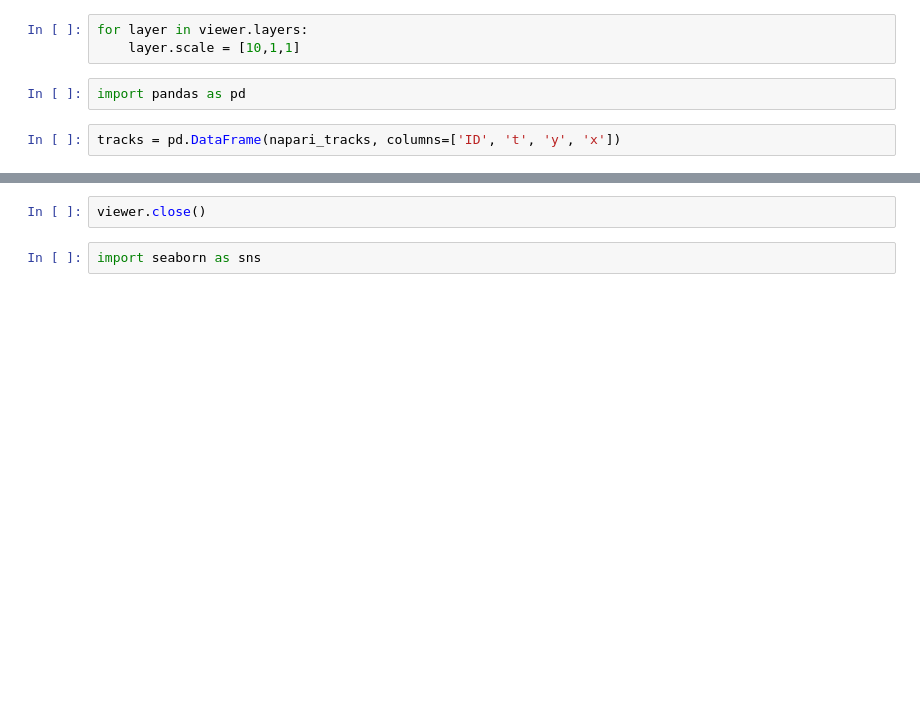
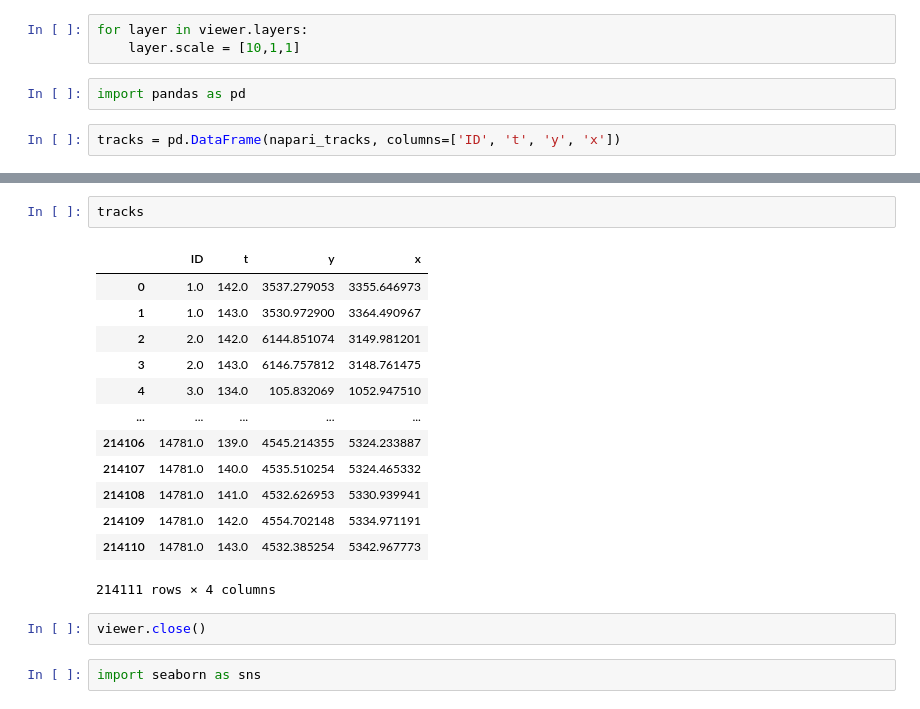
Before and after one commit to nthndy/heterognosis, a Jupyter notebook: live_label.ipynb, the cells around one changed output, grey strips where cells are left out. Saved outputs shown, nothing was run; the diff lists cells and outputs as text; blank space fills up the shorter version.

```diff
--- a/live_label.ipynb
+++ b/live_label.ipynb
@@ -388,3 +587,19 @@ len(tracks.groupby('ID').filter(lambda x: len(x) > 23).ID.unique())
+# %%
+tracks
+# %% [output]
+|  | ID | t | y | x |
+| 0 | 1.0 | 142.0 | 3537.279053 | 3355.646973 |
+| 1 | 1.0 | 143.0 | 3530.972900 | 3364.490967 |
+| 2 | 2.0 | 142.0 | 6144.851074 | 3149.981201 |
+| 3 | 2.0 | 143.0 | 6146.757812 | 3148.761475 |
+| 4 | 3.0 | 134.0 | 105.832069 | 1052.947510 |
+| ... | ... | ... | ... | ... |
+| 214106 | 14781.0 | 139.0 | 4545.214355 | 5324.233887 |
+| 214107 | 14781.0 | 140.0 | 4535.510254 | 5324.465332 |
+| 214108 | 14781.0 | 141.0 | 4532.626953 | 5330.939941 |
+| 214109 | 14781.0 | 142.0 | 4554.702148 | 5334.971191 |
+| 214110 | 14781.0 | 143.0 | 4532.385254 | 5342.967773 |
+214111 rows × 4 columns
 # %%
 viewer.close()
 # %%
```
Also changed, not shown: parts of 23 cells of this notebook, 26 other files.
